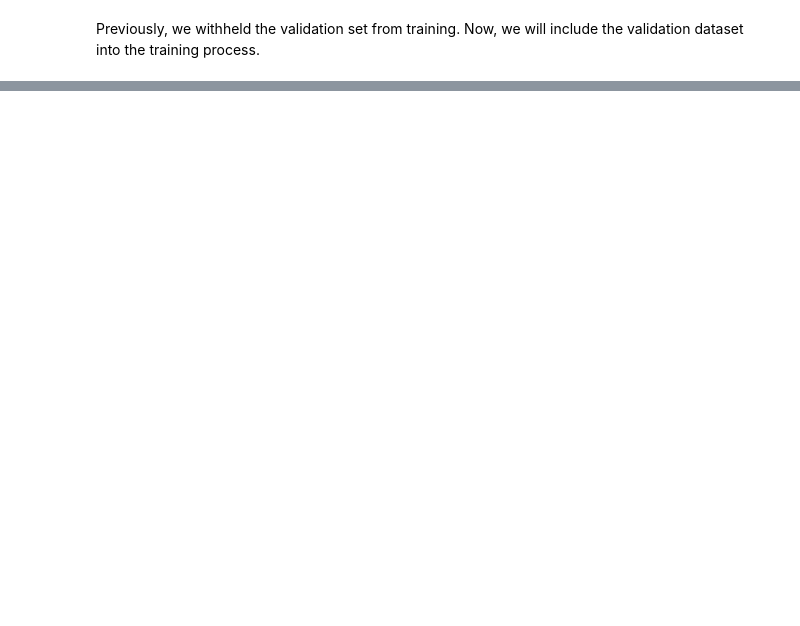
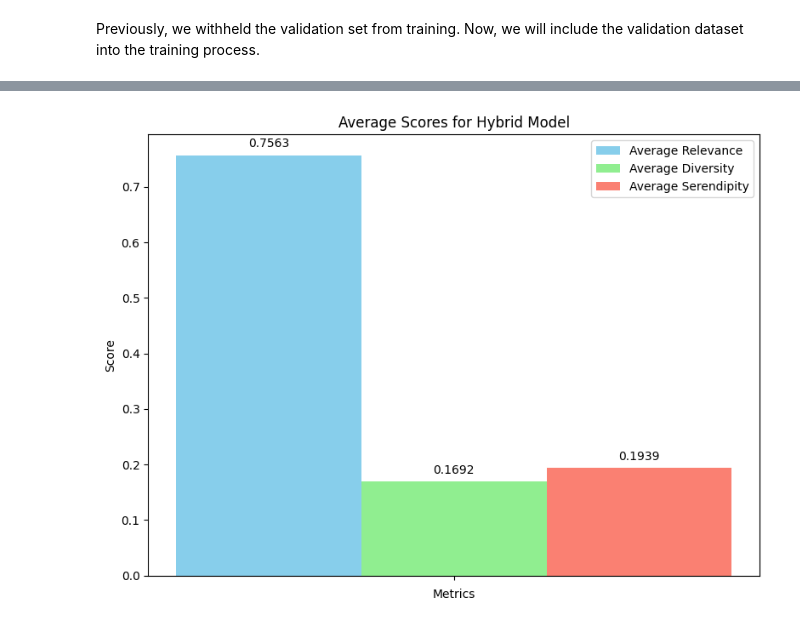
Before and after one commit to aldensiol/FashoReco, a Jupyter notebook: model-development.ipynb, the cells around one changed output, grey strips where cells are left out. Drawn from its saved outputs; the diff is of its cells as text; code cells hidden in the pictures; blank space fills up the shorter version.

```diff
--- a/model-development.ipynb
+++ b/model-development.ipynb
@@ -991,0 +1074,40 @@ print('Random Filtering Serendipity', average_serendipity_random_test)
+# %%
+# Combine scores for all clusters
+all_relevance_scores = [score for cluster_scores in relevance.values() for score in cluster_scores]
+all_diversity_scores = [score for cluster_scores in diversity.values() for score in cluster_scores]
+all_serendipity_scores = [score for cluster_scores in serendipity.values() for score in cluster_scores]
+
+# Calculate average relevance, diversity, and serendipity for all clusters
+avg_relevance_all = np.mean(all_relevance_scores)
+avg_diversity_all = np.mean(all_diversity_scores)
+avg_serendipity_all = np.mean(all_serendipity_scores)
+
+# Plotting
+bar_width = 0.3
+index = np.arange(1)
+
+plt.figure(figsize=(8, 6))
+
+# Plot Average Relevance
+plt.bar(index, avg_relevance_all, bar_width, label='Average Relevance', color='skyblue')
+
+# Plot Average Diversity
+plt.bar(index + bar_width, avg_diversity_all, bar_width, label='Average Diversity', color='lightgreen')
+
+# Plot Average Serendipity
+plt.bar(index + 2 * bar_width, avg_serendipity_all, bar_width, label='Average Serendipity', color='salmon')
+
+
+plt.text(index, avg_relevance_all + 0.01, str(round(avg_relevance_all, 4)), ha='center', va='bottom')
+plt.text(index + bar_width, avg_diversity_all + 0.01, str(round(avg_diversity_all, 4)), ha='center', va='bottom')
+plt.text(index + 2 * bar_width, avg_serendipity_all + 0.01, str(round(avg_serendipity_all, 4)), ha='center', va='bottom')
+
+plt.xlabel('Metrics')
+plt.ylabel('Score')
+plt.title('Average Scores for Hybrid Model')
+plt.xticks(index + bar_width, '')
+plt.legend()
+plt.tight_layout()
+plt.show()
+# %% [output]
+[figure, added]
```
Also changed, not shown: parts of 62 cells of this notebook, 1 other file.
